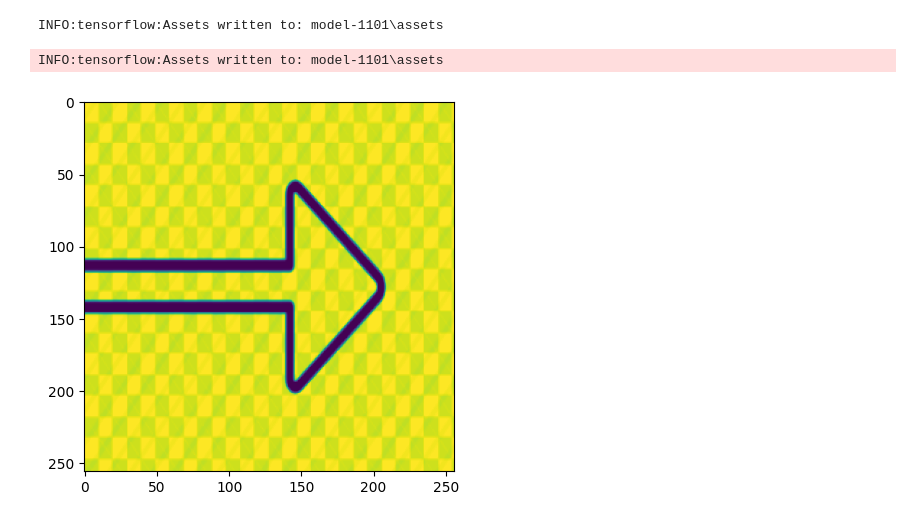
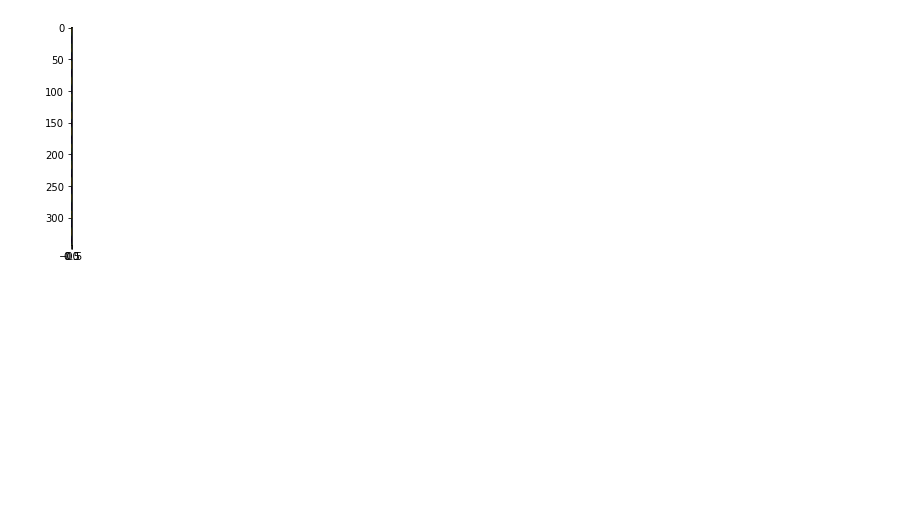
Before and after one commit to AadithyaRao2809/WayView, a Jupyter notebook: arrows.ipynb, the cells around one changed output. Drawn from its saved outputs; the diff is of its cells as text; code cells hidden in the pictures; blank space fills up the shorter version.

Commit message:
resizing inside seq. Please enter the commit message for your changes. Lines starting

```diff
--- a/arrows.ipynb
+++ b/arrows.ipynb
@@ -85,8 +86,10 @@ for image_batch, labels_batch in ds_train:
 tf.Tensor(0, shape=(), dtype=int32)
 # %%
 model = keras.Sequential([
-  keras.layers.Rescaling(1./255, input_shape=(img_height, img_width, 1)),
-  keras.layers.Conv2D(5, 3, padding='same', activation='relu', input_shape=(256,256,1)),
+  keras.layers.Resizing(256,256),
+  keras.layers.Reshape((256,256,1)),
+  keras.layers.Rescaling(1./255),
+  keras.layers.Conv2D(5, 3, padding='same', activation='relu'),
   keras.layers.MaxPooling2D(),
   keras.layers.Conv2D(10, 3, padding='same', activation='relu'),
   keras.layers.MaxPooling2D(),
@@ -140,15 +140,11 @@ image_array = tf.keras.preprocessing.image.img_to_array(img)
 image_array = tf.image.rgb_to_grayscale(image_array)
 
 
-image_array = tf.image.resize(image_array,(256,256))
-image_array = tf.reshape(image_array,(1,256,256,1))
+image_array = tf.reshape(image_array,(img.height,img.width,1))
 
 plt.imshow(image_array[0])
 
 print(image_array.shape)
 
 model.predict(image_array)
-
-tf.keras.Model.save(model, filepath="model-1101")
-tfjs.converters.save_keras_model(model, "model-1101js")
 # %% [output]
@@ -158,3 +156 @@ WARNING:absl:Found untraced functions such as _jit_compiled_convolution_op, _jit
-INFO:tensorflow:Assets written to: model-1101\assets
-INFO:tensorflow:Assets written to: model-1101\assets
-[figure, old version]
+[figure, new version]
```
Also changed, not shown: parts of 7 cells of this notebook, 7 other files.
